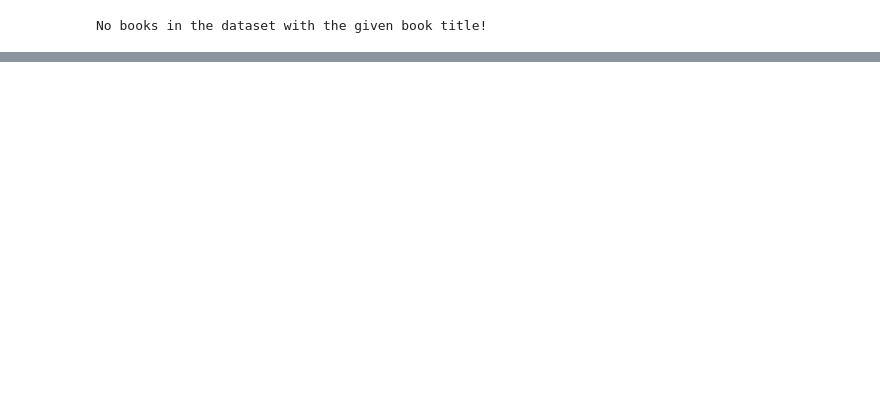
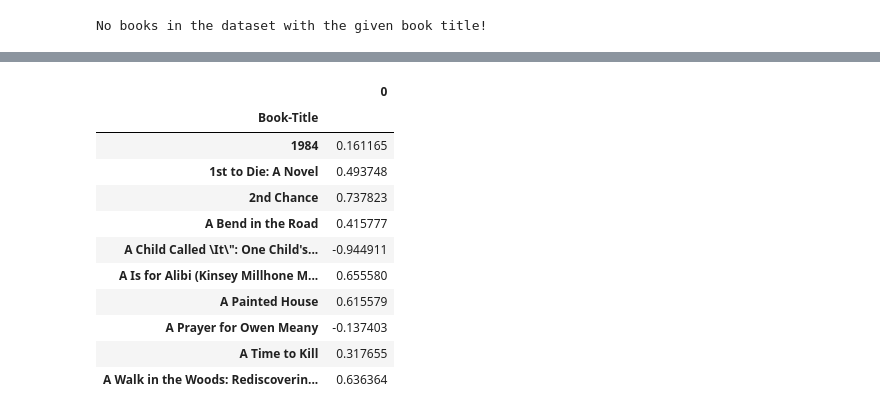
Before and after one commit to Ranim1996/AI-BookRecommendationSystem, a Jupyter notebook: Book Recommendation System/BookRecommendationSystem.ipynb, the cells around one changed output, grey strips where cells are left out. Cells and saved outputs as stored; diff of their text form; code cells hidden in the pictures; blank space fills up the shorter version.

```diff
--- a/Book Recommendation System/BookRecommendationSystem.ipynb
+++ b/Book Recommendation System/BookRecommendationSystem.ipynb
@@ -511,9 +511,9 @@ uncommon_books = rating_counts[rating_counts['Book-Title'] <= 100].index # books
 common_books = df_rated_books[~df_rated_books['Book-Title'].isin(uncommon_books)] # book which is not in the rare books is considered as popular book
 random = pd.Series(common_books['Book-Title'].unique()).sample(3).values # get random 2 books from the popular books
 # %%
-df_user_book = common_books.pivot_table(index=['User-ID'], columns=['Book-Title'], values='Book-Rating')
+df_book_ratings = common_books.pivot_table(index=['User-ID'], columns=['Book-Title'], values='Book-Rating')
 
-df_user_book.head()
+df_book_ratings.head()
 # construct a matrix of users and the books they rated,
 # the nan values means that the user did not rate a book or read it yet (based on udemy course they were assumming thats what the nan means)
 # %% [output]
@@ -591,0 +618,22 @@ No books in the dataset with the given book title!
+# %%
+similarBooks = df_book_ratings.corrwith(the_street_lawyer_ratings)
+similarBooks = similarBooks.dropna()
+df = pd.DataFrame(similarBooks)
+df.head(10)
+# corrwith function makes it really easy to compute the pairwise correlation of the_street_lawyer_raings vector
+# of user rating with every other book
+# After that, drop any results that have no data,
+# and construct a new DataFrame of books and their correlation score (similarity) to the street lawyer:
+# %% [output]
+|  | 0 |
+| Book-Title |  |
+| 1984 | 0.161165 |
+| 1st to Die: A Novel | 0.493748 |
+| 2nd Chance | 0.737823 |
+| A Bend in the Road | 0.415777 |
+| A Child Called \It\": One Child's... | -0.944911 |
+| A Is for Alibi (Kinsey Millhone M... | 0.655580 |
+| A Painted House | 0.615579 |
+| A Prayer for Owen Meany | -0.137403 |
+| A Time to Kill | 0.317655 |
+| A Walk in the Woods: Rediscoverin... | 0.636364 |
```
Also changed, not shown: parts of 13 cells of this notebook.
